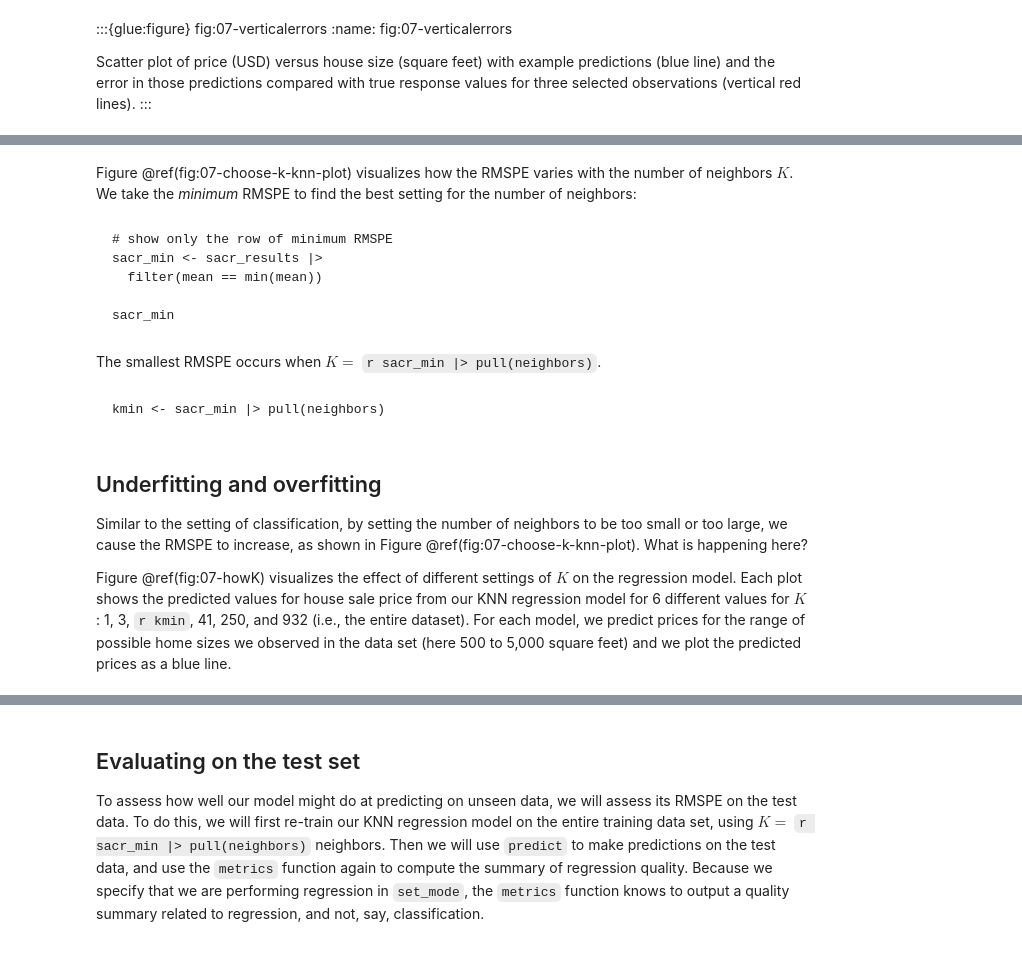
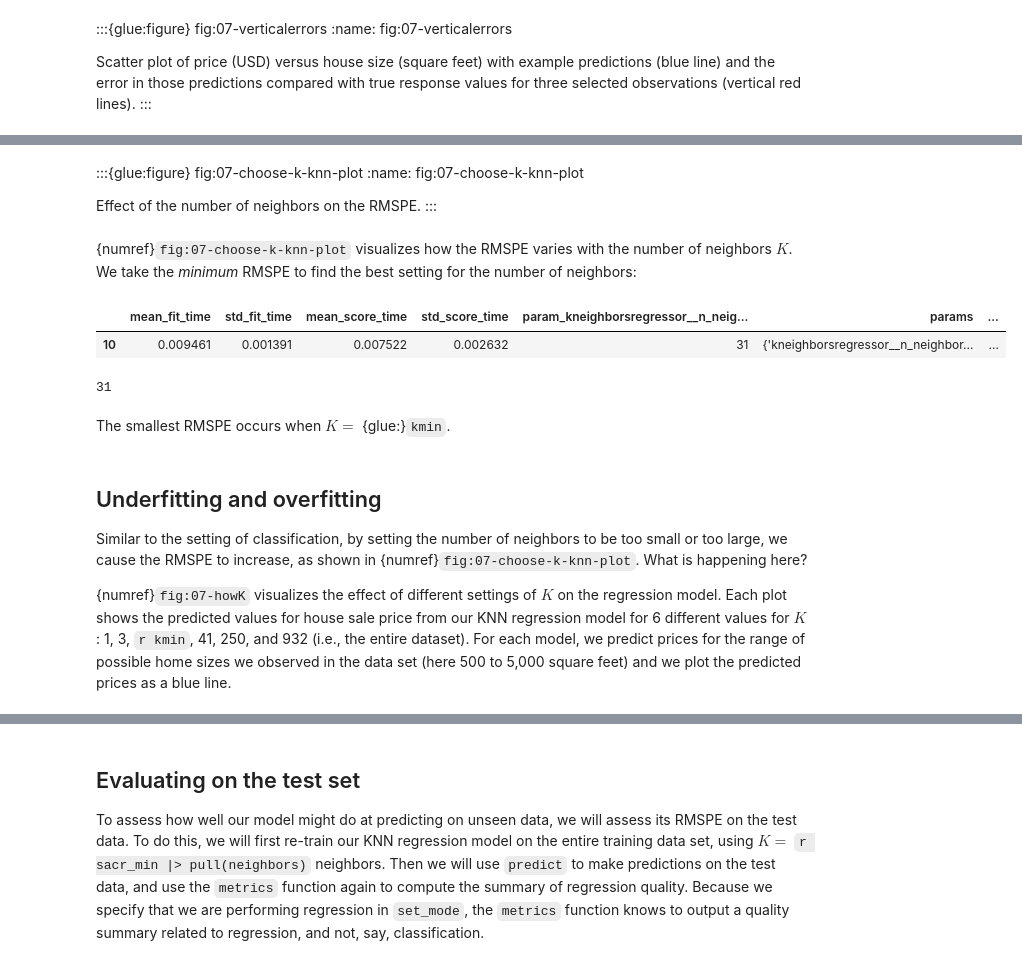
Before and after one commit to UBC-DSCI/introduction-to-datascience-python, a Jupyter notebook: source/regression1.ipynb, the cells around one changed output, grey strips where cells are left out. Saved outputs shown, nothing was run; the diff lists cells and outputs as text; code cells hidden in the pictures.

````diff
--- a/source/regression1.ipynb
+++ b/source/regression1.ipynb
@@ -547,27 +590,32 @@ sacr_tunek_plot
+# %% [markdown]
+:::{glue:figure} fig:07-choose-k-knn-plot
+:name: fig:07-choose-k-knn-plot
+
+Effect of the number of neighbors on the RMSPE.
+:::
 # %% [markdown]
-Figure \@ref(fig:07-choose-k-knn-plot) visualizes how the RMSPE varies with the number of neighbors $K$.
+{numref}`fig:07-choose-k-knn-plot` visualizes how the RMSPE varies with the number of neighbors $K$.
 We take the *minimum* RMSPE to find the best setting for the number of neighbors:
-# %% [markdown]
-```{r 07-choose-k-knn-results-2}
-# show only the row of minimum RMSPE
-sacr_min <- sacr_results |>
-  filter(mean == min(mean))
-
-sacr_min
-```
+# %%
+# show only the row of minimum RMSPE
+sacr_min = sacr_results[sacr_results["RMSPE"] == min(sacr_results["RMSPE"])]
+sacr_min
+# %% [output]
+|  | mean_fit_time | std_fit_time | mean_score_time | std_score_time | param_kneighborsregressor__n_neig... | params | ... |
+| 10 | 0.009461 | 0.001391 | 0.007522 | 0.002632 | 31 | {'kneighborsregressor__n_neighbor... | ... |
+# %%
+glue("kmin", int(sacr_min['param_kneighborsregressor__n_neighbors']))
+# %% [output]
+31
 # %% [markdown]
-The smallest RMSPE occurs when $K =$ `r sacr_min |> pull(neighbors)`.
+The smallest RMSPE occurs when $K =$ {glue:}`kmin`.
-# %% [markdown]
-```{r 07-get-kmin, echo = FALSE, message = FALSE, warning = FALSE}
-kmin <- sacr_min |> pull(neighbors)
-```
 # %% [markdown]
 ## Underfitting and overfitting
 Similar to the setting of classification, by setting the number of neighbors
 to be too small or too large, we cause the RMSPE to increase, as shown in
-Figure \@ref(fig:07-choose-k-knn-plot). What is happening here?
+{numref}`fig:07-choose-k-knn-plot`. What is happening here?
 
-Figure \@ref(fig:07-howK) visualizes the effect of different settings of $K$ on the
+{numref}`fig:07-howK` visualizes the effect of different settings of $K$ on the
 regression model. Each plot shows the predicted values for house sale price from
 our KNN regression model for 6 different values for $K$: 1, 3, `r kmin`, 41, 250, and 932 (i.e., the entire dataset).
 For each model, we predict prices for the range of possible home sizes we
````
Also changed, not shown: parts of 16 cells of this notebook, 2 other files.
